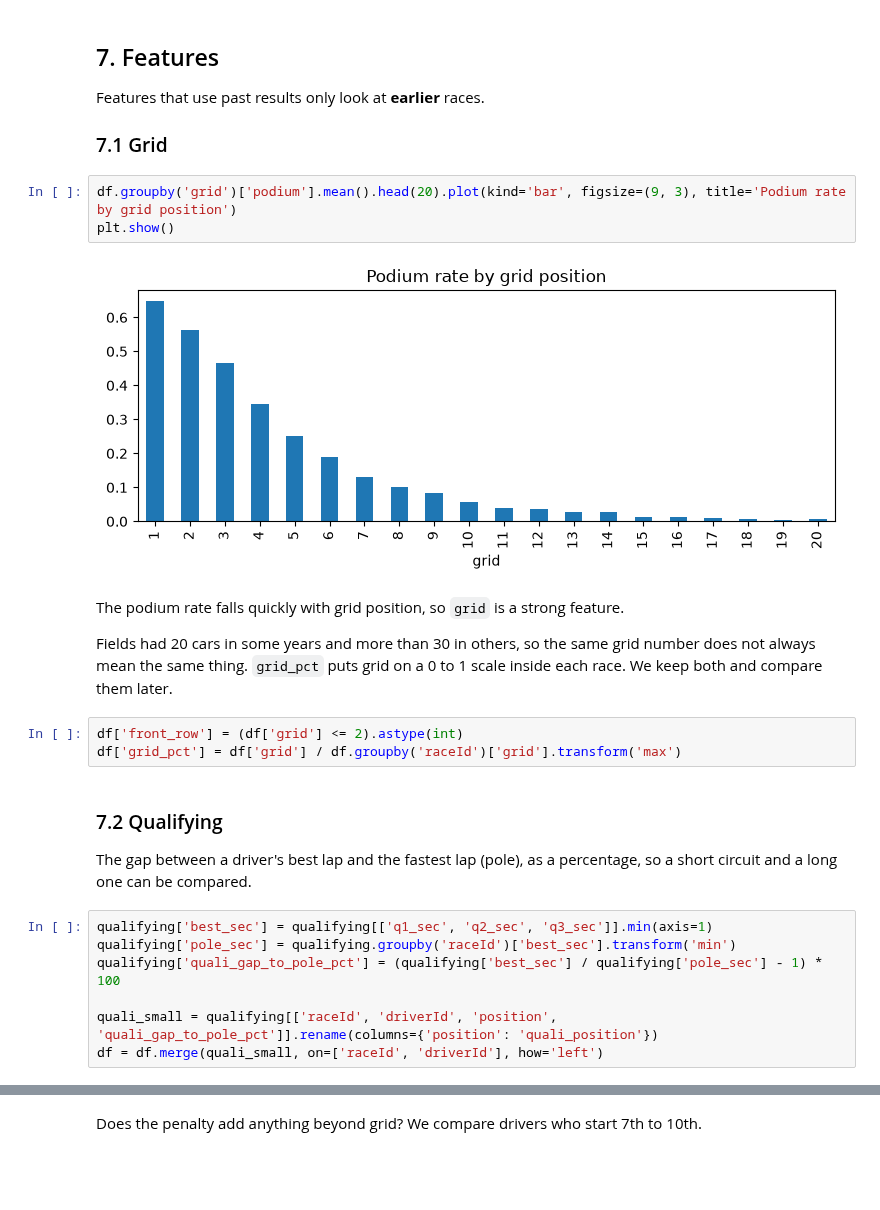
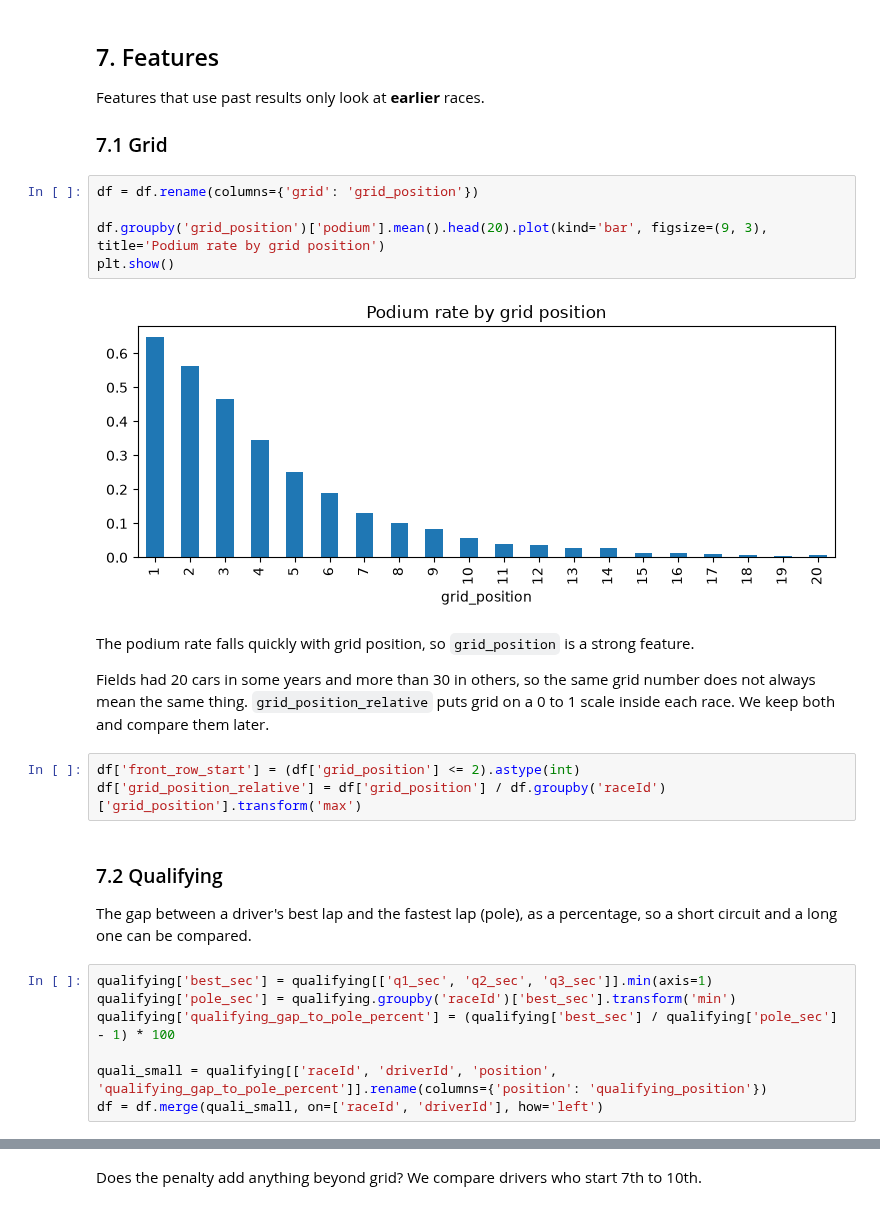
Before and after one commit to AliAbuelkheir/ACL-2, a Jupyter notebook: notebooks/01-cleaning-and-modeling-table.ipynb, the cells around one changed output, grey strips where cells are left out. Drawn from its saved outputs; the diff is of its cells as text; blank space fills up the shorter version.

```diff
--- a/notebooks/01-cleaning-and-modeling-table.ipynb
+++ b/notebooks/01-cleaning-and-modeling-table.ipynb
@@ -514,17 +514,19 @@ Features that use past results only look at **earlier** races.
 
 ### 7.1 Grid
 # %%
-df.groupby('grid')['podium'].mean().head(20).plot(kind='bar', figsize=(9, 3), title='Podium rate by grid position')
+df = df.rename(columns={'grid': 'grid_position'})
+
+df.groupby('grid_position')['podium'].mean().head(20).plot(kind='bar', figsize=(9, 3), title='Podium rate by grid position')
 plt.show()
 # %% [output]
-[figure, old version]
+[figure, new version]
 # %% [markdown]
-The podium rate falls quickly with grid position, so `grid` is a strong feature.
+The podium rate falls quickly with grid position, so `grid_position` is a strong feature.
 
-Fields had 20 cars in some years and more than 30 in others, so the same grid number does not always mean the same thing. `grid_pct` puts grid on a 0 to 1 scale inside each race. We keep both and compare them later.
+Fields had 20 cars in some years and more than 30 in others, so the same grid number does not always mean the same thing. `grid_position_relative` puts grid on a 0 to 1 scale inside each race. We keep both and compare them later.
 # %%
-df['front_row'] = (df['grid'] <= 2).astype(int)
-df['grid_pct'] = df['grid'] / df.groupby('raceId')['grid'].transform('max')
+df['front_row_start'] = (df['grid_position'] <= 2).astype(int)
+df['grid_position_relative'] = df['grid_position'] / df.groupby('raceId')['grid_position'].transform('max')
 # %% [markdown]
 ### 7.2 Qualifying
 
@@ -532,8 +534,8 @@ The gap between a driver's best lap and the fastest lap (pole), as a percentage,
 # %%
 qualifying['best_sec'] = qualifying[['q1_sec', 'q2_sec', 'q3_sec']].min(axis=1)
 qualifying['pole_sec'] = qualifying.groupby('raceId')['best_sec'].transform('min')
-qualifying['quali_gap_to_pole_pct'] = (qualifying['best_sec'] / qualifying['pole_sec'] - 1) * 100
+qualifying['qualifying_gap_to_pole_percent'] = (qualifying['best_sec'] / qualifying['pole_sec'] - 1) * 100
 
-quali_small = qualifying[['raceId', 'driverId', 'position', 'quali_gap_to_pole_pct']].rename(columns={'position': 'quali_position'})
+quali_small = qualifying[['raceId', 'driverId', 'position', 'qualifying_gap_to_pole_percent']].rename(columns={'position': 'qualifying_position'})
 df = df.merge(quali_small, on=['raceId', 'driverId'], how='left')
 # %% [markdown]
```
Also changed, not shown: parts of 24 cells of this notebook, 2 other files.
